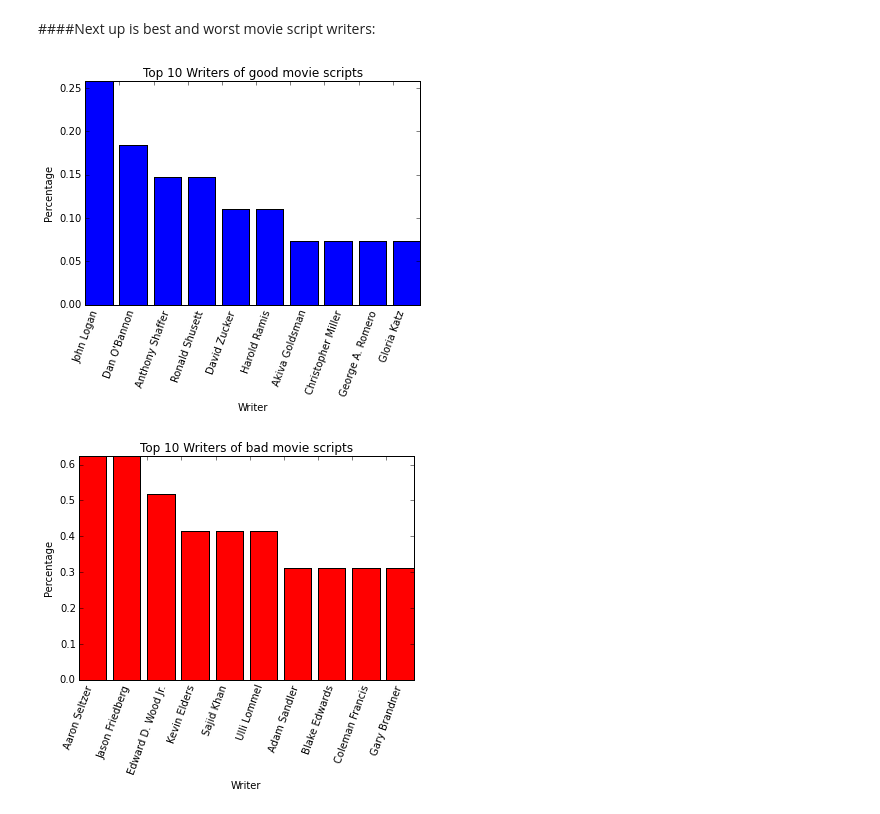
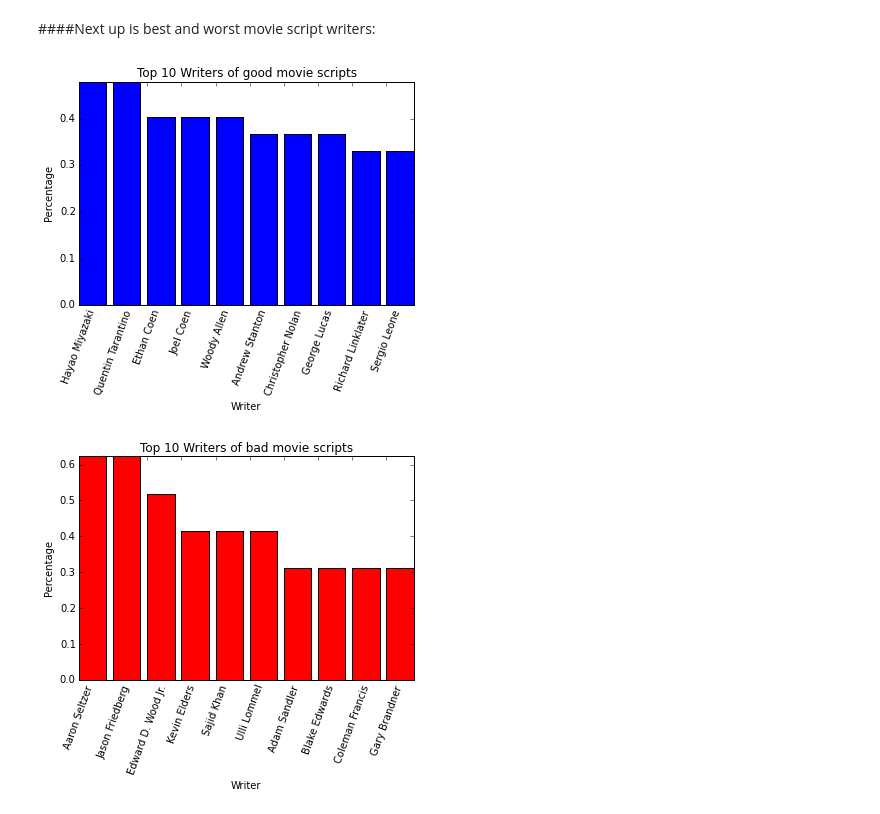
Before and after one commit to syre/social-data-analysis-and-visualization, a Jupyter notebook: Project Assignment B/Project Assignment B.ipynb, the cells around one changed output. Cells and saved outputs as stored; diff of their text form; code cells hidden in the pictures.

```diff
--- a/Project Assignment B/Project Assignment B.ipynb
+++ b/Project Assignment B/Project Assignment B.ipynb
@@ -528,20 +524,20 @@ Al Pacino appears as number one in the list, as we remember he was also placed t
 # %%
 good_writers = []
 for val in good_movies.values():
     for val in val["Writer"]:
         good_writers.append(val.strip())
-good_writers_set = set(bad_writers)
+good_writers_set = set(good_writers)
 good_writers_percentages = sorted([(good_writers.count(writer)/len(good_writers)*100,writer) for writer in sorted(good_writers_set)],key=lambda x:x[0],reverse=True)[:10]
 
 plt.bar(range(10), [x[0] for x in good_writers_percentages])
 plt.xticks([n for n in range(10)], [x[1] for x in good_writers_percentages], rotation=70)
 plt.title("Top 10 Writers of good movie scripts")
 plt.ylabel("Percentage")
 plt.xlabel("Writer")
 plt.axis("tight")
 plt.show()
 # %% [output]
-[figure, old version]
+[figure, new version]
 # %%
 bad_writers = []
 for val in bad_movies.values():
```
Also changed, not shown: parts of 12 cells of this notebook, 1 other file.
